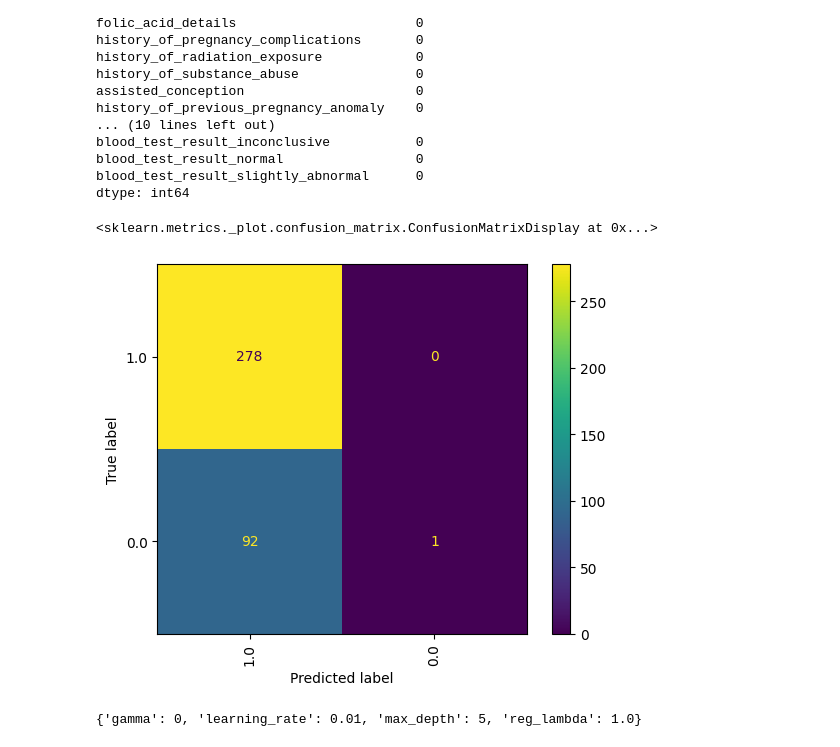
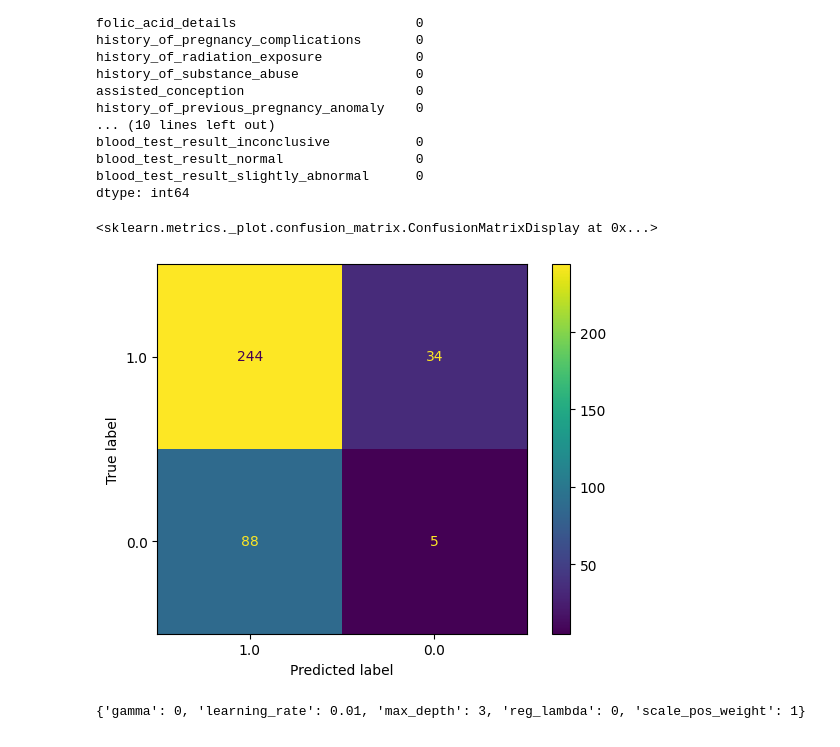
Before and after one commit to mfollypp/Machine-Learning-for-Healthcare, a Jupyter notebook: Projeto de Aplicação/leigh_syndrome.ipynb, the cells around one changed output. Drawn from its saved outputs; the diff is of its cells as text; code cells hidden in the pictures.

Commit message:
adding more tests and validations on ipynb and more info on markdown

```diff
--- a/Projeto de Aplicação/leigh_syndrome.ipynb
+++ b/Projeto de Aplicação/leigh_syndrome.ipynb
@@ -431,6 +435,6 @@ sum(y_test) / len(y_test)
 0.25067385444743934
 # %%
 # Criando o modelo XGBoost preliminar
-xgb_clf = xgb.XGBClassifier(objective='binary:logistic', eval_metric='aucpr', early_stopping_rounds=10)
-xgb_clf.fit(X_train, y_train, verbose=True, eval_set=[(X_test, y_test)])
+xgb_clf = xgb.XGBClassifier()
+xgb_clf.fit(X_train, y_train)
 # %% [output]
@@ -483,30 +472,28 @@ dtype: int64
 # %%
 # Exibir a confusion matrix
 y_pred = xgb_clf.predict(X_test)
 cm = confusion_matrix(y_test, y_pred)
 labels = y.unique()
 disp = ConfusionMatrixDisplay(confusion_matrix=cm, display_labels=labels)
-disp.plot(xticks_rotation='vertical')
+disp.plot(xticks_rotation='horizontal')
 # %% [output]
 <sklearn.metrics._plot.confusion_matrix.ConfusionMatrixDisplay at 0x...>
-[figure, old version]
+[figure, new version]
 # %%
 # Configurando hiperparâmetros para o GridSearchCV do XGBoost para otimizar o modelo
 param_grid = {
-    'max_depth': [3, 4, 5],
-    'learning_rate': [0.1, 0.01, 0.05],
-    'gamma': [0, 0.25, 1.0],
-    'reg_lambda': [0, 1.0, 10.0]#,
-    # 'scale_pos_weight': [1, 3, 5]
+    'max_depth': [3, 4, 5, 6, 7, 8, 9, 10],
+    'learning_rate': [0.01, 0.05, 0.1, 0.5, 1],
+    'gamma': [0, 0.25, 1],
+    'reg_lambda': [0, 1, 10, 20, 100],
+    'scale_pos_weight': [1, 3, 5]
 }
 
+# GridSearchCV como temos muitos hiperparâmetros para otimizar, usamos GridSearchCV com valores potenciais para cada hiperparâmetro para encontrar os melhores valores
 optimal_params = GridSearchCV(
-    estimator=xgb.XGBClassifier(objective='binary:logistic', subsample=0.9, colsample_bytree=0.5, early_stopping_rounds=10, eval_metric='auc'),
-    param_grid=param_grid,
-    scoring='roc_auc',
-    verbose=0,
-    n_jobs=10,
-    cv=3
+    estimator = xgb.XGBClassifier(early_stopping_rounds=10),
+    param_grid = param_grid,
+    scoring = 'accuracy'
 )
 
 optimal_params.fit(X_train, y_train, eval_set=[(X_test, y_test)], verbose=False)
@@ -515,11 +502,11 @@ gamma = optimal_params.best_params_['gamma']
 learning_rate = optimal_params.best_params_['learning_rate']
 max_depth = optimal_params.best_params_['max_depth']
 reg_lambda = optimal_params.best_params_['reg_lambda']
-# scale_pos_weight = optimal_params.best_params_['scale_pos_weight']
+scale_pos_weight = optimal_params.best_params_['scale_pos_weight']
 
 
 print(optimal_params.best_params_)
 # %% [output]
-{'gamma': 0, 'learning_rate': 0.01, 'max_depth': 5, 'reg_lambda': 1.0}
+{'gamma': 0, 'learning_rate': 0.01, 'max_depth': 3, 'reg_lambda': 0, 'scale_pos_weight': 1}
 # %%
 # Criando o modelo XGBoost com os hiperparâmetros otimizados
```
Also changed, not shown: parts of 10 cells of this notebook, 1 other file.
